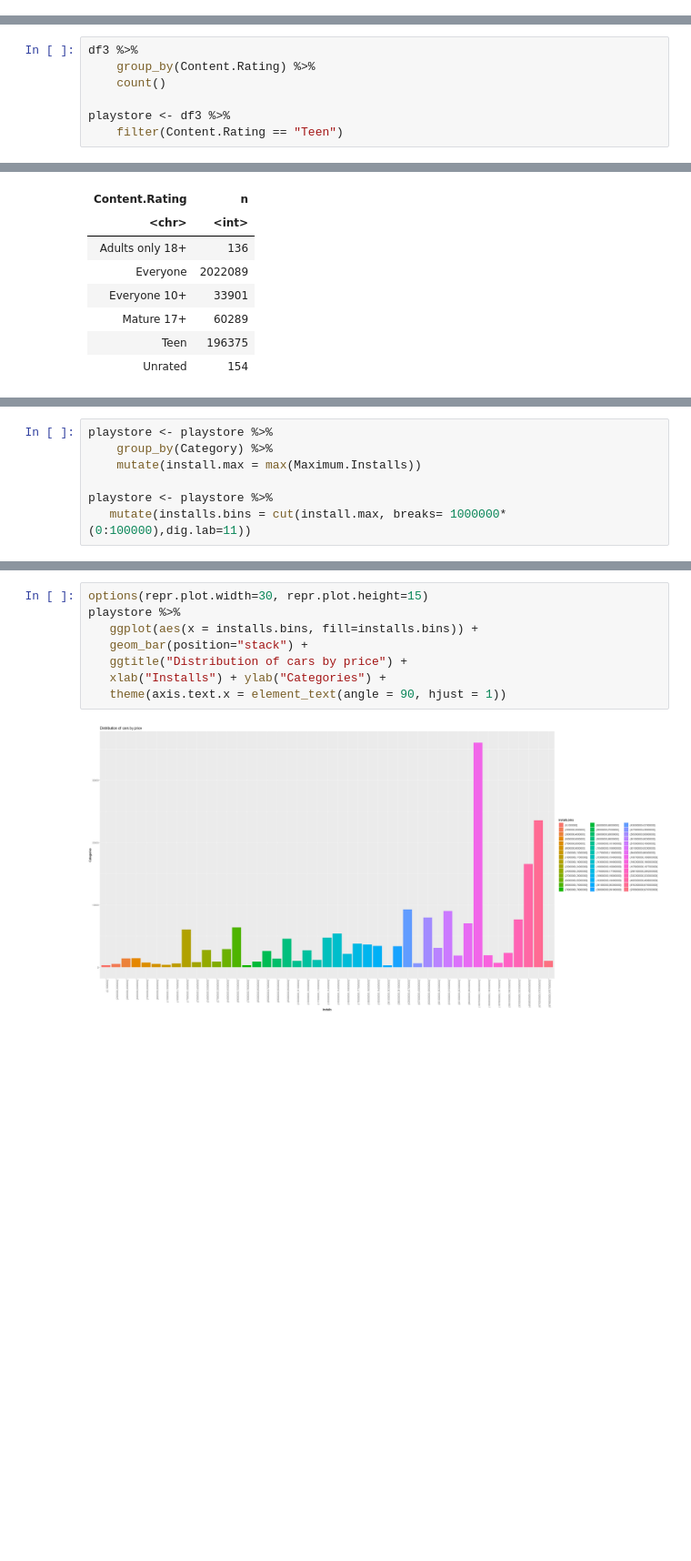
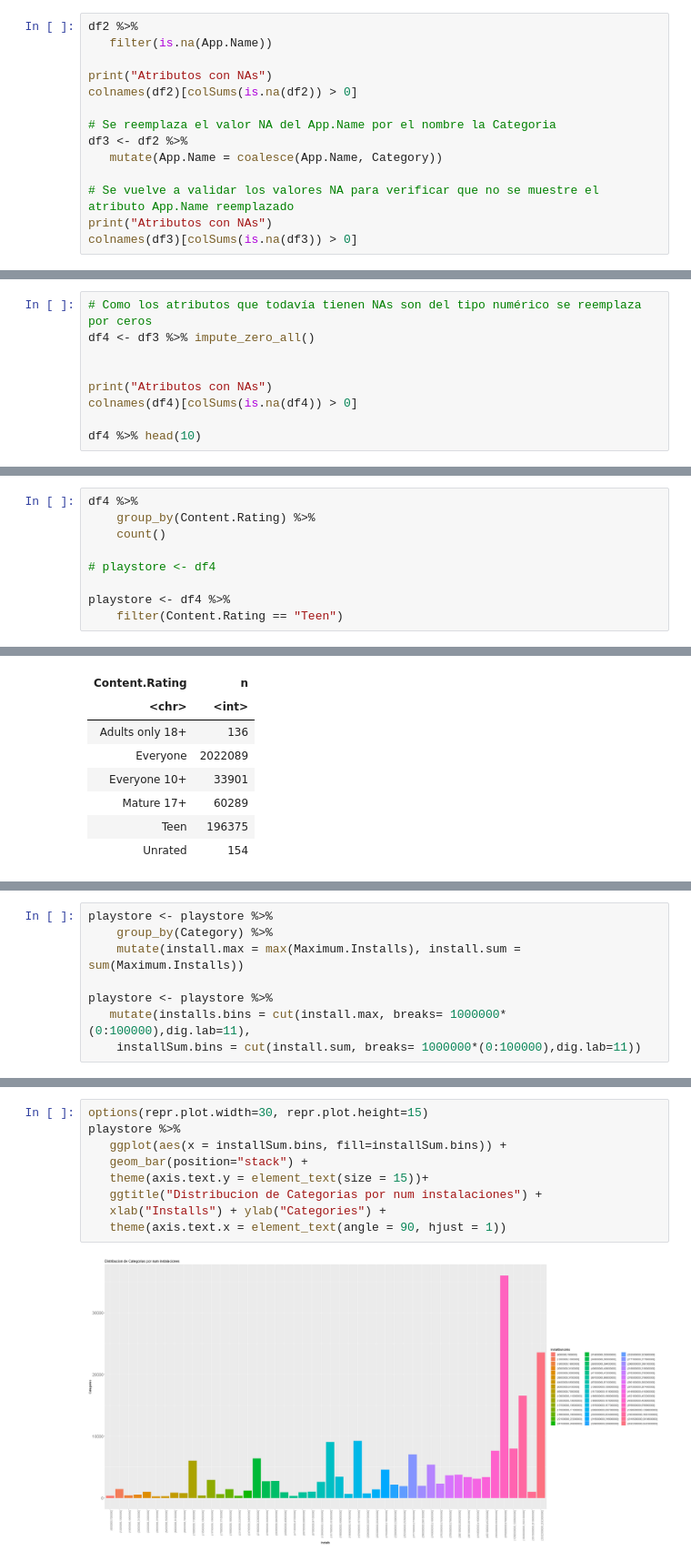
Before and after one commit to JHyel2015/Proyecto_1B_2023A, a Jupyter notebook: notebooks/Project1B.ipynb, the cells around one changed output, grey strips where cells are left out. Shown: that part at 91% size. Drawn from its saved outputs; the diff is of its cells as text; blank space fills up the shorter version.

```diff
--- a/notebooks/Project1B.ipynb
+++ b/notebooks/Project1B.ipynb
@@ -105,0 +109,14 @@ A data.frame: 10 × 10
+# %%
+df2 %>%
+   filter(is.na(App.Name))
+
+print("Atributos con NAs")
+colnames(df2)[colSums(is.na(df2)) > 0]
+
+# Se reemplaza el valor NA del App.Name por el nombre la Categoria
+df3 <- df2 %>%
+   mutate(App.Name = coalesce(App.Name, Category))
+
+# Se vuelve a validar los valores NA para verificar que no se muestre el atributo App.Name reemplazado
+print("Atributos con NAs")
+colnames(df3)[colSums(is.na(df3)) > 0]
@@ -105,0 +134,9 @@ A data.frame: 10 × 10
+# %%
+# Como los atributos que todavía tienen NAs son del tipo numérico se reemplaza por ceros
+df4 <- df3 %>% impute_zero_all()
+
+
+print("Atributos con NAs")
+colnames(df4)[colSums(is.na(df4)) > 0]
+
+df4 %>% head(10)
@@ -108,9 +161,11 @@ Con los datos ya preparados se valida las categorías de edad para escoger Todos
 # %%
-df3 %>%
+df4 %>%
     group_by(Content.Rating) %>%
     count()
 
-playstore <- df3 %>%
+# playstore <- df4
+
+playstore <- df4 %>%
     filter(Content.Rating == "Teen")
 # %% [output]
 A grouped_df: 6 × 2
@@ -154,9 +211,10 @@ Como existen categorías de millones de descargas se crea bins de tamaño de 100
 # %%
 playstore <- playstore %>%
     group_by(Category) %>%
-    mutate(install.max = max(Maximum.Installs))
+    mutate(install.max = max(Maximum.Installs), install.sum = sum(Maximum.Installs))
 
 playstore <- playstore %>%
-   mutate(installs.bins = cut(install.max, breaks= 1000000*(0:100000),dig.lab=11))
+   mutate(installs.bins = cut(install.max, breaks= 1000000*(0:100000),dig.lab=11),
+    installSum.bins = cut(install.sum, breaks= 1000000*(0:100000),dig.lab=11))
 # %%
 playstore %>%
@@ -186,10 +246,11 @@ A grouped_df: 48 × 3
 # %%
 options(repr.plot.width=30, repr.plot.height=15)
 playstore %>%
-   ggplot(aes(x = installs.bins, fill=installs.bins)) +
+   ggplot(aes(x = installSum.bins, fill=installSum.bins)) +
    geom_bar(position="stack") +
-   ggtitle("Distribution of cars by price") +
+   theme(axis.text.y = element_text(size = 15))+
+   ggtitle("Distribucion de Categorias por num instalaciones") +
    xlab("Installs") + ylab("Categories") +
    theme(axis.text.x = element_text(angle = 90, hjust = 1))
 # %% [output]
-[figure, old version]
+[figure, new version]
```
Also changed, not shown: parts of 25 cells of this notebook.
